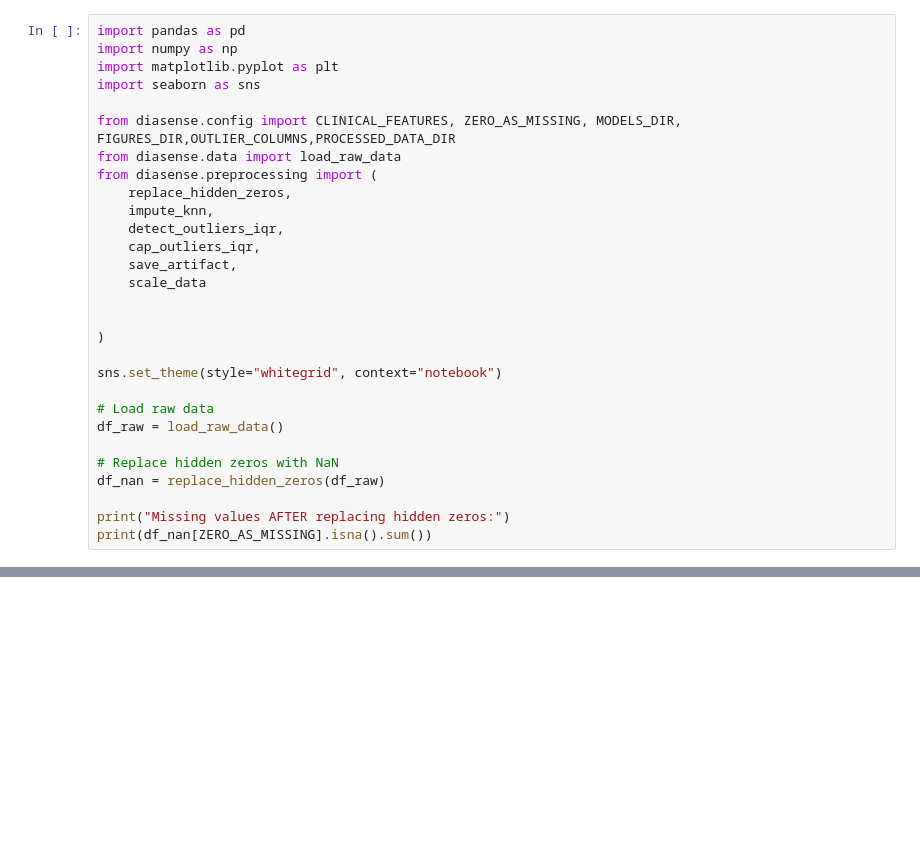
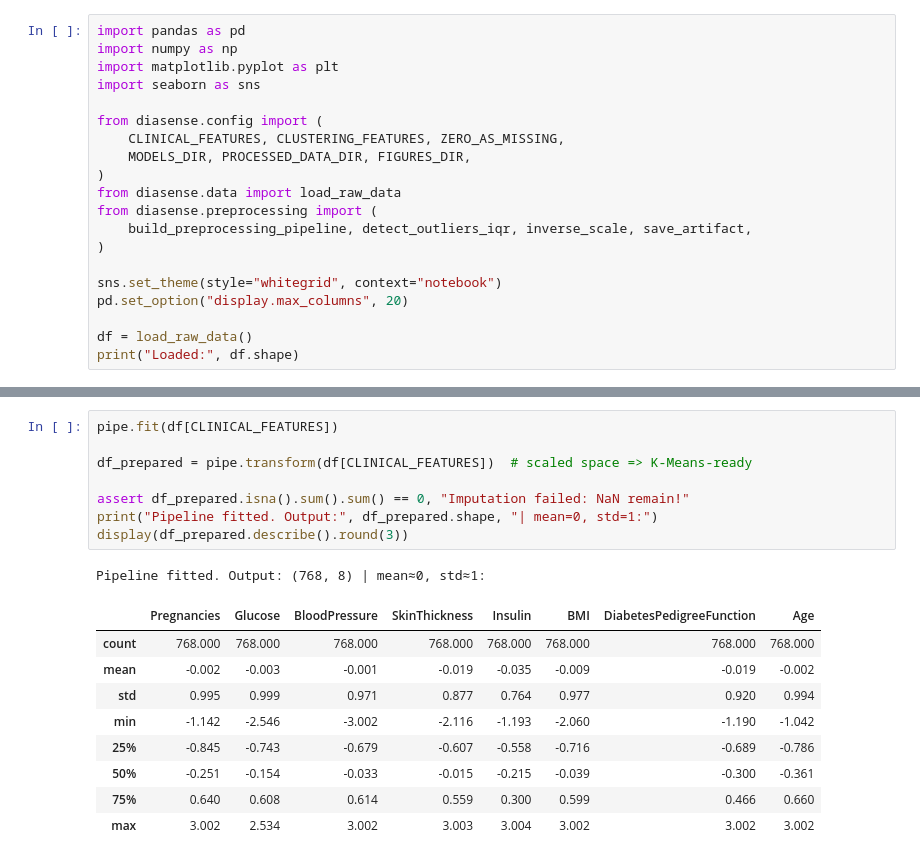
Before and after one commit to hamzalafsioui/DiaSense, a Jupyter notebook: notebooks/02_preprocessing.ipynb, the cells around one changed output, grey strips where cells are left out. Drawn from its saved outputs; the diff is of its cells as text; blank space fills up the shorter version.

```diff
--- a/notebooks/02_preprocessing.ipynb
+++ b/notebooks/02_preprocessing.ipynb
@@ -11,27 +4,18 @@ import numpy as np
 import matplotlib.pyplot as plt
 import seaborn as sns
 
-from diasense.config import CLINICAL_FEATURES, ZERO_AS_MISSING, MODELS_DIR, FIGURES_DIR,OUTLIER_COLUMNS,PROCESSED_DATA_DIR
+from diasense.config import (
+    CLINICAL_FEATURES, CLUSTERING_FEATURES, ZERO_AS_MISSING,
+    MODELS_DIR, PROCESSED_DATA_DIR, FIGURES_DIR,
+)
 from diasense.data import load_raw_data
 from diasense.preprocessing import (
-    replace_hidden_zeros,
-    impute_knn,
-    detect_outliers_iqr,
-    cap_outliers_iqr,
-    save_artifact,
-    scale_data
-
-
+    build_preprocessing_pipeline, detect_outliers_iqr, inverse_scale, save_artifact,
 )
 
 sns.set_theme(style="whitegrid", context="notebook")
+pd.set_option("display.max_columns", 20)
 
-# Load raw data
-df_raw = load_raw_data()
-
-# Replace hidden zeros with NaN
-df_nan = replace_hidden_zeros(df_raw)
-
-print("Missing values AFTER replacing hidden zeros:")
-print(df_nan[ZERO_AS_MISSING].isna().sum())
+df = load_raw_data()
+print("Loaded:", df.shape)
 # %% [output]
@@ -86,0 +45,19 @@ dtype: int64
+# %%
+pipe.fit(df[CLINICAL_FEATURES])
+
+df_prepared = pipe.transform(df[CLINICAL_FEATURES])  # scaled space => K-Means-ready
+
+assert df_prepared.isna().sum().sum() == 0, "Imputation failed: NaN remain!"
+print("Pipeline fitted. Output:", df_prepared.shape, "| mean=0, std=1:")
+display(df_prepared.describe().round(3))
+# %% [output]
+Pipeline fitted. Output: (768, 8) | mean≈0, std≈1:
+|  | Pregnancies | Glucose | BloodPressure | SkinThickness | Insulin | BMI | DiabetesPedigreeFunction | Age |
+| count | 768.000 | 768.000 | 768.000 | 768.000 | 768.000 | 768.000 | 768.000 | 768.000 |
+| mean | -0.002 | -0.003 | -0.001 | -0.019 | -0.035 | -0.009 | -0.019 | -0.002 |
+| std | 0.995 | 0.999 | 0.971 | 0.877 | 0.764 | 0.977 | 0.920 | 0.994 |
+| min | -1.142 | -2.546 | -3.002 | -2.116 | -1.193 | -2.060 | -1.190 | -1.042 |
+| 25% | -0.845 | -0.743 | -0.679 | -0.607 | -0.558 | -0.716 | -0.689 | -0.786 |
+| 50% | -0.251 | -0.154 | -0.033 | -0.015 | -0.215 | -0.039 | -0.300 | -0.361 |
+| 75% | 0.640 | 0.608 | 0.614 | 0.559 | 0.300 | 0.599 | 0.466 | 0.660 |
+| max | 3.002 | 2.534 | 3.002 | 3.003 | 3.004 | 3.002 | 3.002 | 3.002 |
```
Also changed, not shown: parts of 23 cells of this notebook, 5 other files.
